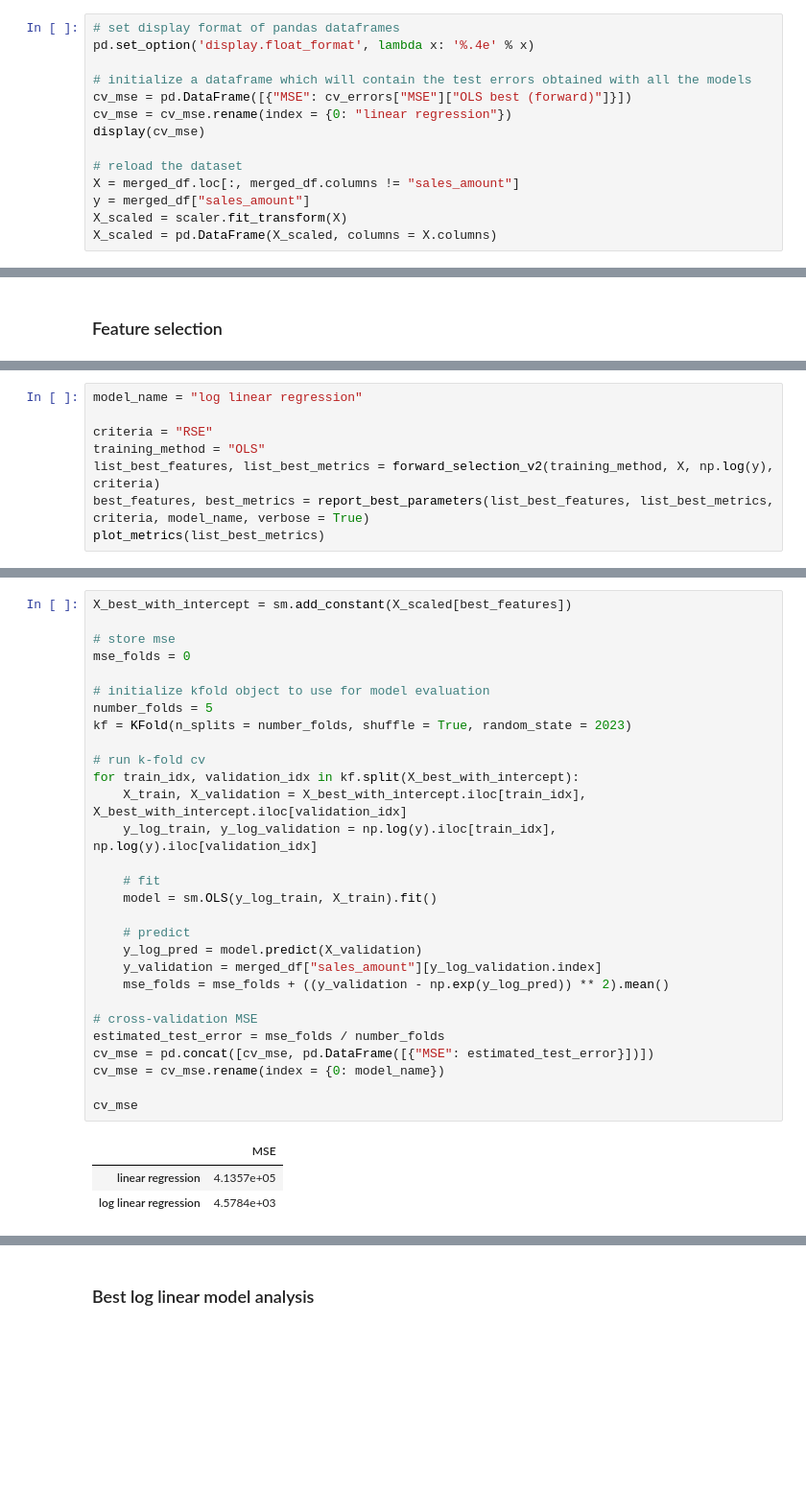
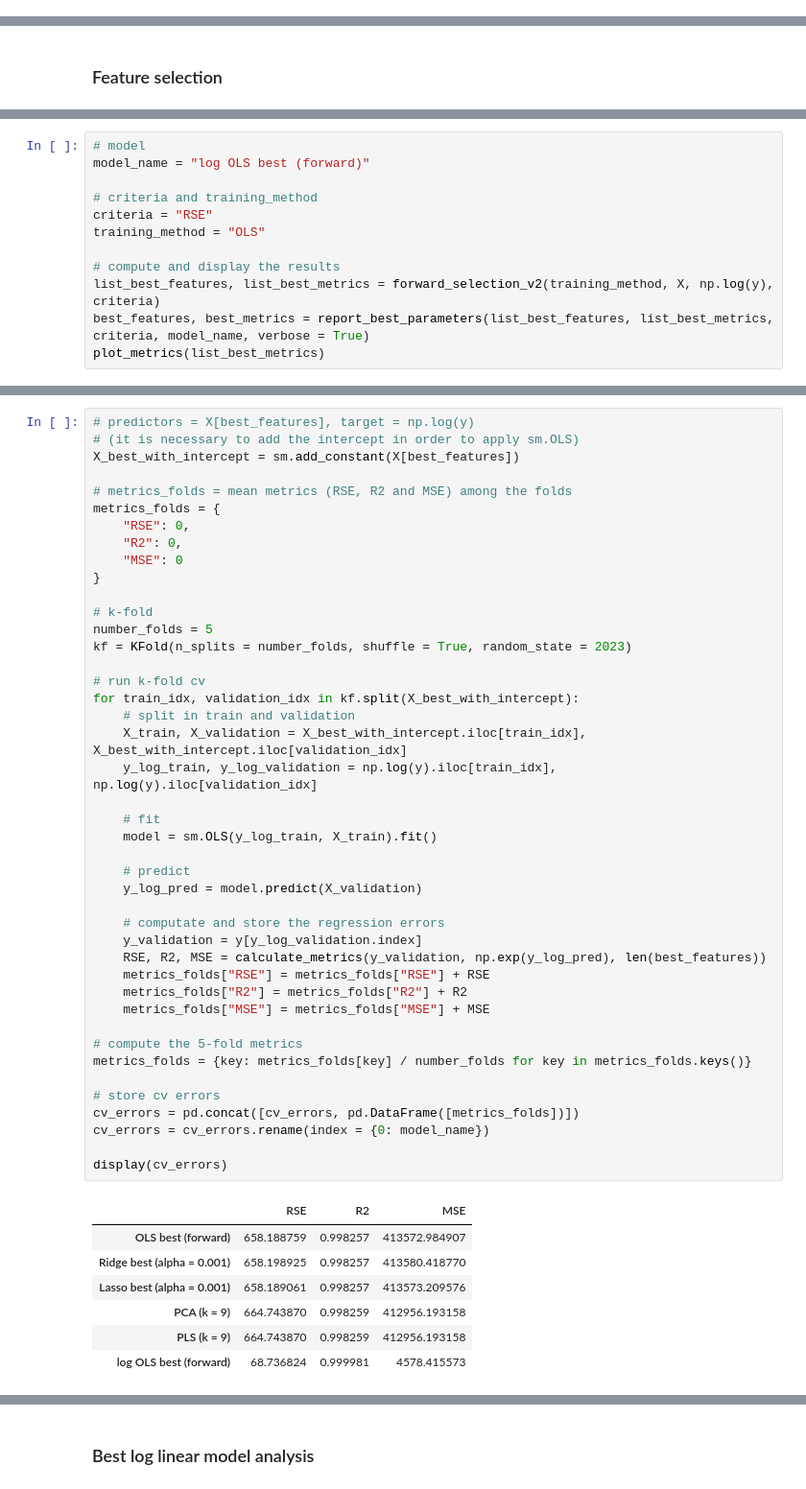
Before and after one commit to caporali/statistical_machine_learning_project, a Jupyter notebook: project_sml.ipynb, the cells around one changed output, grey strips where cells are left out. Shown at 96% size. Cells and saved outputs as stored; diff of their text form; blank space fills up the shorter version.

```diff
--- a/project_sml.ipynb
+++ b/project_sml.ipynb
@@ -1576,14 +1618,0 @@ coefficients.rename(columns = {0: "coefficients"})
-# %%
-# set display format of pandas dataframes
-pd.set_option('display.float_format', lambda x: '%.4e' % x)
-
-# initialize a dataframe which will contain the test errors obtained with all the models
-cv_mse = pd.DataFrame([{"MSE": cv_errors["MSE"]["OLS best (forward)"]}])
-cv_mse = cv_mse.rename(index = {0: "linear regression"})
-display(cv_mse)
-
-# reload the dataset
-X = merged_df.loc[:, merged_df.columns != "sales_amount"]
-y = merged_df["sales_amount"]
-X_scaled = scaler.fit_transform(X)
-X_scaled = pd.DataFrame(X_scaled, columns = X.columns)
@@ -1606,9 +1636,13 @@ X_scaled = pd.DataFrame(X_scaled, columns = X.columns)
 y = merged_df["sales_amount"]
 # %%
-model_name = "log linear regression"
+# model
+model_name = "log OLS best (forward)"
 
+# criteria and training_method
 criteria = "RSE"
 training_method = "OLS"
+
+# compute and display the results
 list_best_features, list_best_metrics = forward_selection_v2(training_method, X, np.log(y), criteria)
 best_features, best_metrics = report_best_parameters(list_best_features, list_best_metrics, criteria, model_name, verbose = True)
 plot_metrics(list_best_metrics)
@@ -1631,33 +1669,51 @@ $$\log(y) = \beta_0 + \beta_1 X_1 + \dots + \beta_n X_n = \widehat{\log(y)} + \v
 # %%
-X_best_with_intercept = sm.add_constant(X_scaled[best_features])
+# predictors = X[best_features], target = np.log(y)
+# (it is necessary to add the intercept in order to apply sm.OLS)
+X_best_with_intercept = sm.add_constant(X[best_features])
 
-# store mse
-mse_folds = 0
+# metrics_folds = mean metrics (RSE, R2 and MSE) among the folds
+metrics_folds = {
+	"RSE": 0,
+	"R2": 0,
+	"MSE": 0
+}
 
-# initialize kfold object to use for model evaluation
+# k-fold
 number_folds = 5
 kf = KFold(n_splits = number_folds, shuffle = True, random_state = 2023)
 
 # run k-fold cv
 for train_idx, validation_idx in kf.split(X_best_with_intercept):
+	# split in train and validation
 	X_train, X_validation = X_best_with_intercept.iloc[train_idx], X_best_with_intercept.iloc[validation_idx]
 	y_log_train, y_log_validation = np.log(y).iloc[train_idx], np.log(y).iloc[validation_idx]
 
 	# fit
 	model = sm.OLS(y_log_train, X_train).fit()
 
 	# predict
 	y_log_pred = model.predict(X_validation)
-	y_validation = merged_df["sales_amount"][y_log_validation.index]
-	mse_folds = mse_folds + ((y_validation - np.exp(y_log_pred)) ** 2).mean()
 
-# cross-validation MSE
-estimated_test_error = mse_folds / number_folds
-cv_mse = pd.concat([cv_mse, pd.DataFrame([{"MSE": estimated_test_error}])])
-cv_mse = cv_mse.rename(index = {0: model_name})
+	# computate and store the regression errors
+	y_validation = y[y_log_validation.index]
+	RSE, R2, MSE = calculate_metrics(y_validation, np.exp(y_log_pred), len(best_features))
+	metrics_folds["RSE"] = metrics_folds["RSE"] + RSE
+	metrics_folds["R2"] = metrics_folds["R2"] + R2
+	metrics_folds["MSE"] = metrics_folds["MSE"] + MSE
 
-cv_mse
+# compute the 5-fold metrics
+metrics_folds = {key: metrics_folds[key] / number_folds for key in metrics_folds.keys()}
+
+# store cv errors
+cv_errors = pd.concat([cv_errors, pd.DataFrame([metrics_folds])])
+cv_errors = cv_errors.rename(index = {0: model_name})
+
+display(cv_errors)
 # %% [output]
-|  | MSE |
-| linear regression | 4.1357e+05 |
-| log linear regression | 4.5784e+03 |
+|  | RSE | R2 | MSE |
+| OLS best (forward) | 658.188759 | 0.998257 | 413572.984907 |
+| Ridge best (alpha = 0.001) | 658.198925 | 0.998257 | 413580.418770 |
+| Lasso best (alpha = 0.001) | 658.189061 | 0.998257 | 413573.209576 |
+| PCA (k = 9) | 664.743870 | 0.998259 | 412956.193158 |
+| PLS (k = 9) | 664.743870 | 0.998259 | 412956.193158 |
+| log OLS best (forward) | 68.736824 | 0.999981 | 4578.415573 |
```
Also changed, not shown: parts of 61 cells of this notebook, 1 other file.
